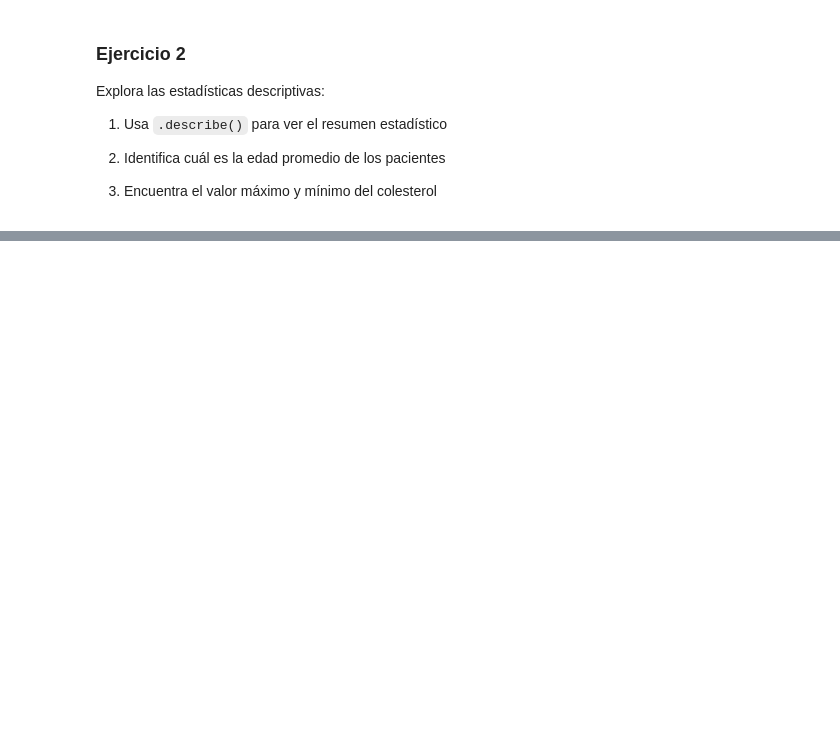
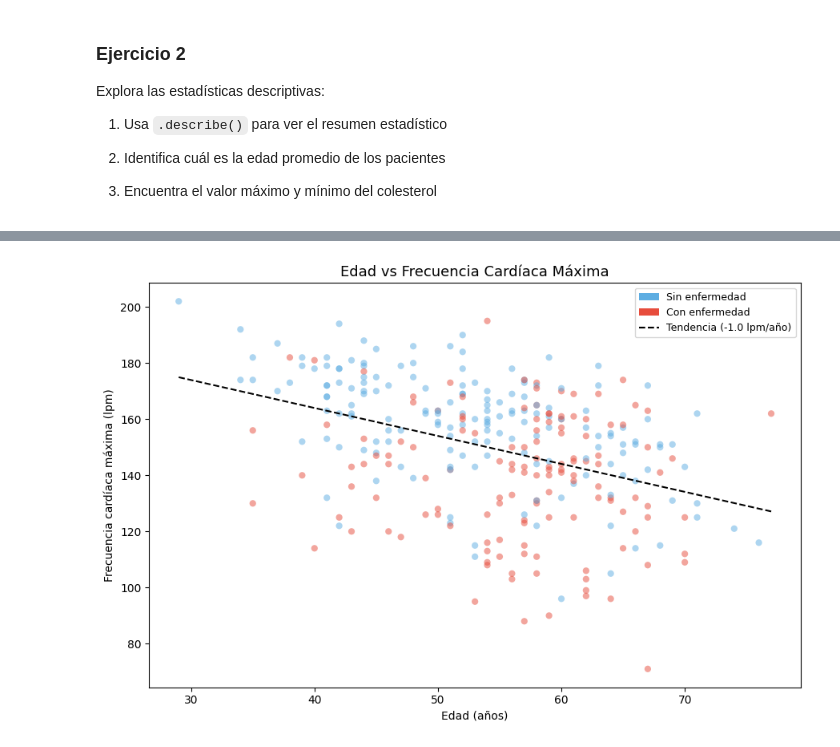
Before and after one commit to marcpalo1999/MIA_sanidad, a Jupyter notebook: 2_1_Solucion_Ejercicios.ipynb, the cells around one changed output, grey strips where cells are left out. Saved outputs shown, nothing was run; the diff lists cells and outputs as text; code cells hidden in the pictures; blank space fills up the shorter version.

```diff
--- a/2_1_Solucion_Ejercicios.ipynb
+++ b/2_1_Solucion_Ejercicios.ipynb
@@ -450,0 +1137,36 @@ df["tipo_dolor"].value_counts()
+# %%
+# SOLUCIÓN EJERCICIO 2
+
+# Asegurar columna sexo_texto
+if "sexo_texto" not in df.columns:
+    df["sexo_texto"] = np.where(df["sex"] == 0, "Mujer", "Hombre")
+
+# 1. Scatter plot: edad vs frecuencia cardíaca máxima
+plt.figure(figsize=(9, 6))
+colores = df["tiene_enfermedad"].map({"No": '#5DADE2', "Sí": '#E74C3C'})
+plt.scatter(df["age"], df["thalach"], c=colores, alpha=0.5, s=35, edgecolors='none')
+
+# Línea de tendencia manual (regresión lineal con numpy)
+mask = df[["age", "thalach"]].notna().all(axis=1)
+m, b = np.polyfit(df.loc[mask, "age"], df.loc[mask, "thalach"], 1)
+x_line = np.linspace(df["age"].min(), df["age"].max(), 100)
+plt.plot(x_line, m * x_line + b, 'k--', linewidth=1.5, label=f'Tendencia (pendiente: {m:.1f} lpm/año)')
+
+# Leyenda manual para los grupos
+from matplotlib.patches import Patch
+legend_elements = [Patch(facecolor='#5DADE2', label='Sin enfermedad'),
+                   Patch(facecolor='#E74C3C', label='Con enfermedad')]
+plt.legend(handles=legend_elements + [plt.Line2D([0], [0], color='k', linestyle='--',
+                                                  label=f'Tendencia ({m:.1f} lpm/año)')],
+           fontsize=9)
+
+plt.title("Edad vs Frecuencia Cardíaca Máxima", fontsize=13)
+plt.xlabel("Edad (años)")
+plt.ylabel("Frecuencia cardíaca máxima (lpm)")
+plt.tight_layout()
+plt.show()
+
+# Interpretación: pendiente negativa confirma que a mayor edad, menor reserva cronotrópica.
+# Los pacientes con enfermedad (rojo) tienden a concentrarse en zona de edad alta y FC baja.
+# %% [output]
+[figure, added]
```
Also changed, not shown: parts of 115 cells of this notebook.
